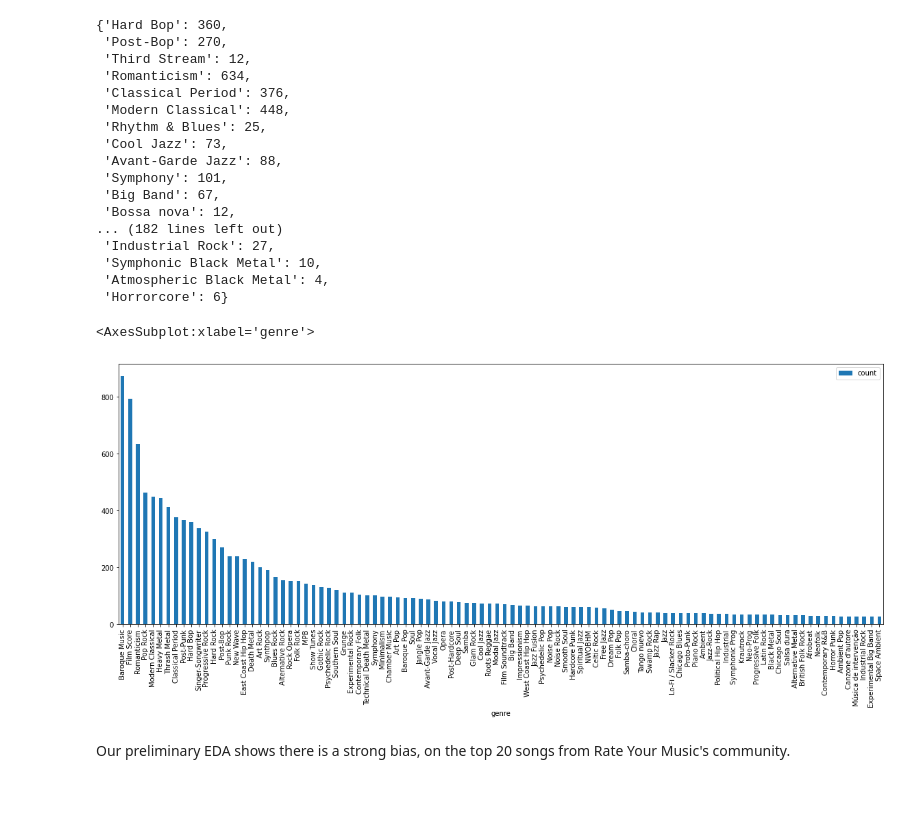
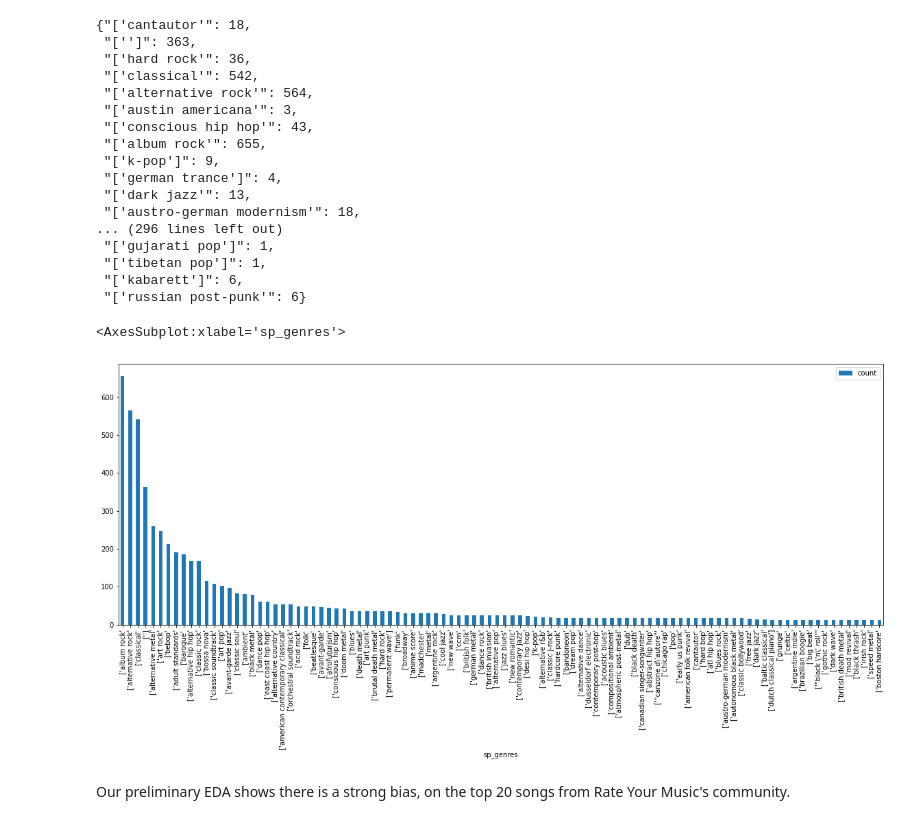
Before and after one commit to stoic-devv/spotify-data-science, a Jupyter notebook: code/eda.ipynb, the cells around one changed output. Drawn from its saved outputs; the diff is of its cells as text; code cells hidden in the pictures; blank space fills up the shorter version.

Commit message:
eda with new data

```diff
--- a/code/eda.ipynb
+++ b/code/eda.ipynb
@@ -8,7 +8,7 @@ import seaborn as sns
 import warnings
 warnings.simplefilter(action='ignore', category=FutureWarning)
 # %%
-df = pd.read_csv('../data/merge-data-1.csv', sep='~')
+df = pd.read_csv('../data/final-data.csv', sep='~')
 df.describe()
 # %% [output]
 |  | Unnamed: 0 | danceability | energy | key | loudness | mode | speechiness | acousticness | ... |
@@ -33,7 +33,7 @@ for idx,row in df.iterrows():
     # c +=1
     # if c == 20:
     #     break
-    genre = row['genres'].split(',')[0]
+    genre = row['sp_genres'].split(',')[0]
     if genre in main_genre.keys():
         main_genre[genre] += 1
     else:
@@ -41,35 +41,35 @@ for idx,row in df.iterrows():
 
 main_genre
 # %% [output]
-{'Hard Bop': 360,
- 'Post-Bop': 270,
- 'Third Stream': 12,
- 'Romanticism': 634,
- 'Classical Period': 376,
- 'Modern Classical': 448,
- 'Rhythm & Blues': 25,
- 'Cool Jazz': 73,
- 'Avant-Garde Jazz': 88,
- 'Symphony': 101,
- 'Big Band': 67,
- 'Bossa nova': 12,
-... (182 lines left out)
- 'Industrial Rock': 27,
- 'Symphonic Black Metal': 10,
- 'Atmospheric Black Metal': 4,
- 'Horrorcore': 6}
+{"['cantautor'": 18,
+ "['']": 363,
+ "['hard rock'": 36,
+ "['classical'": 542,
+ "['alternative rock'": 564,
+ "['austin americana'": 3,
+ "['conscious hip hop'": 43,
+ "['album rock'": 655,
+ "['k-pop']": 9,
+ "['german trance']": 4,
+ "['dark jazz'": 13,
+ "['austro-german modernism'": 18,
+... (296 lines left out)
+ "['gujarati pop']": 1,
+ "['tibetan pop']": 1,
+ "['kabarett']": 6,
+ "['russian post-punk'": 6}
 # %%
 df_genres = pd.DataFrame.from_dict(main_genre.items())
-df_genres.columns = ['genre','count']
+df_genres.columns = ['sp_genres','count']
 df_genres.sort_values(by = ['count'],ascending=False,inplace=True)
 df_genres_shortend= df_genres.head(100)
-df_genres_shortend.plot.bar(x='genre',figsize=(20,7))
+df_genres_shortend.plot.bar(x='sp_genres',figsize=(20,7))
 # df_genres.head(10)
 # plt.plot(df, kind = 'bar')
 # plt.show()
 # %% [output]
-<AxesSubplot:xlabel='genre'>
+<AxesSubplot:xlabel='sp_genres'>
-[figure, old version]
+[figure, new version]
 # %% [markdown]
 Our preliminary EDA shows there is a strong bias, on the top 20 songs from Rate Your Music's community.
 # %%
```
Also changed, not shown: parts of 4 cells of this notebook.
